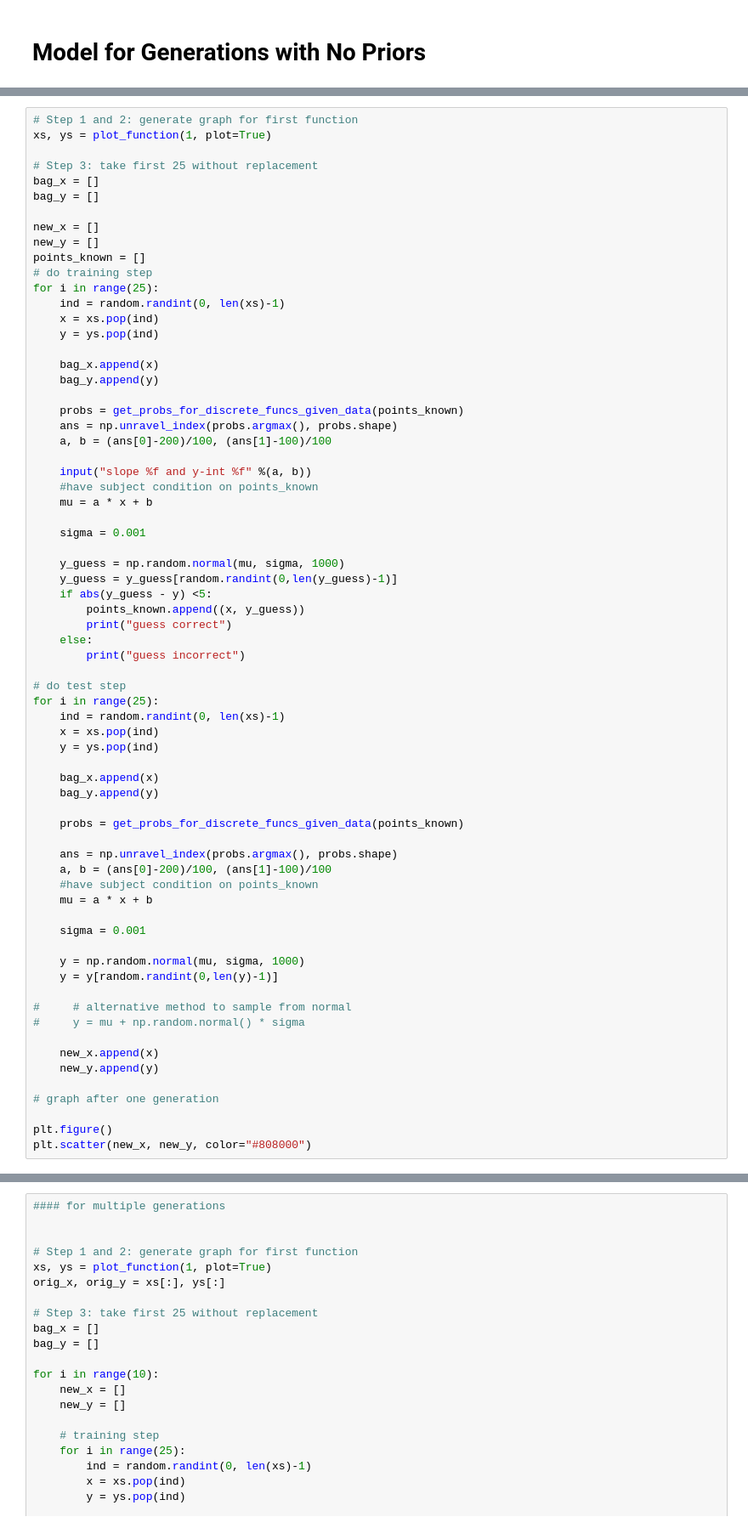
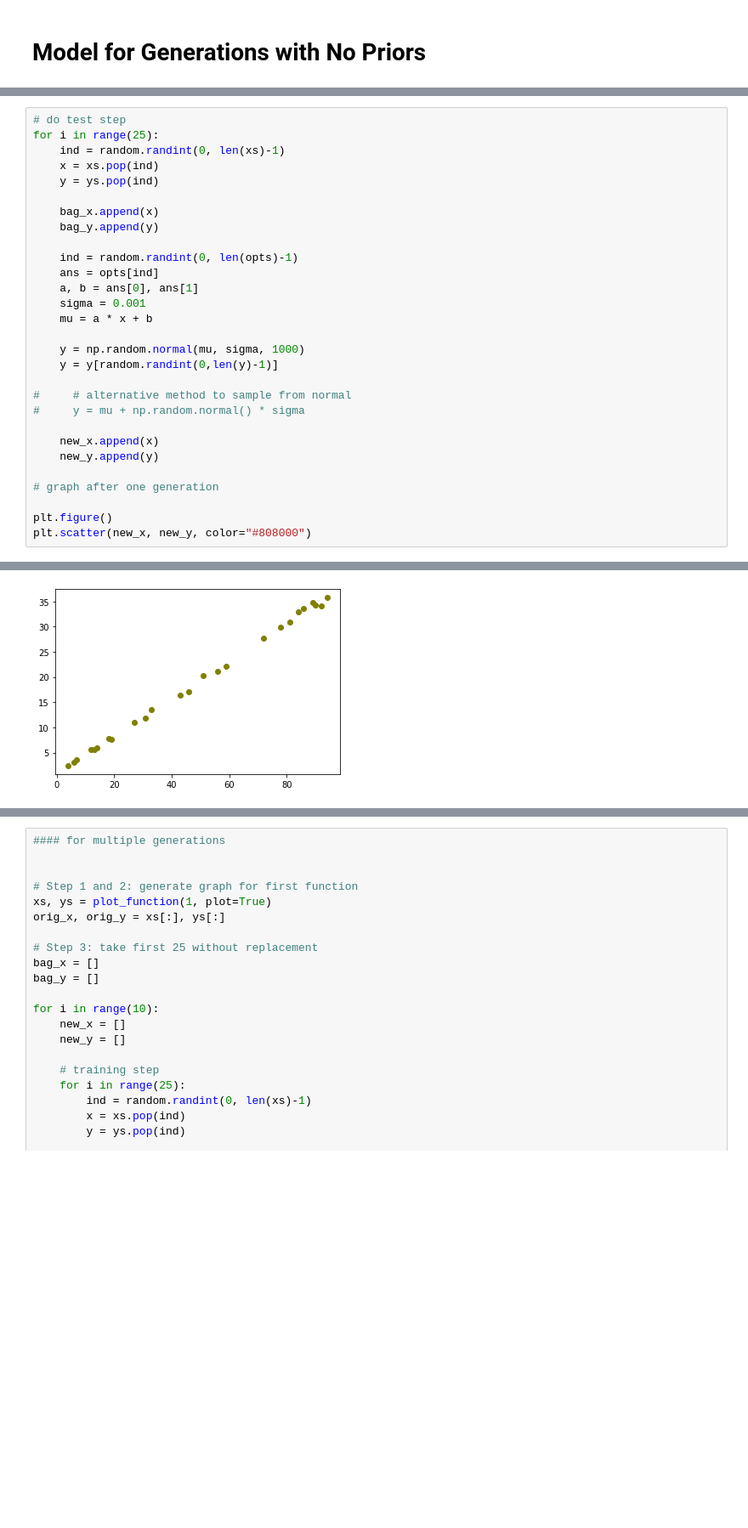
Before and after one commit to pkarnati2004/6.804-Final, a Jupyter notebook: model-training_test.ipynb, the cells around one changed output, grey strips where cells are left out. Shown: that part at 85% size. Drawn from its saved outputs; the diff is of its cells as text; blank space fills up the shorter version.

```diff
--- a/model-training_test.ipynb
+++ b/model-training_test.ipynb
@@ -98,41 +154,4 @@ def get_probs_for_discrete_funcs_given_data(points_known):
 # %%
-# Step 1 and 2: generate graph for first function
-xs, ys = plot_function(1, plot=True)
-
-# Step 3: take first 25 without replacement
-bag_x = []
-bag_y = []
-
-new_x = []
-new_y = []
-points_known = []
-# do training step
-for i in range(25):
-    ind = random.randint(0, len(xs)-1)
-    x = xs.pop(ind)
-    y = ys.pop(ind)
-
-    bag_x.append(x)
-    bag_y.append(y)
-
-    probs = get_probs_for_discrete_funcs_given_data(points_known)
-    ans = np.unravel_index(probs.argmax(), probs.shape)
-    a, b = (ans[0]-200)/100, (ans[1]-100)/100
-
-    input("slope %f and y-int %f" %(a, b))
-    #have subject condition on points_known
-    mu = a * x + b
-
-    sigma = 0.001
-
-    y_guess = np.random.normal(mu, sigma, 1000)
-    y_guess = y_guess[random.randint(0,len(y_guess)-1)]
-    if abs(y_guess - y) <5:
-        points_known.append((x, y_guess))
-        print("guess correct")
-    else:
-        print("guess incorrect")
-
 # do test step
 for i in range(25):
     ind = random.randint(0, len(xs)-1)
@@ -142,14 +161,11 @@ for i in range(25):
     bag_x.append(x)
     bag_y.append(y)
 
-    probs = get_probs_for_discrete_funcs_given_data(points_known)
-
-    ans = np.unravel_index(probs.argmax(), probs.shape)
-    a, b = (ans[0]-200)/100, (ans[1]-100)/100
-    #have subject condition on points_known
+    ind = random.randint(0, len(opts)-1)
+    ans = opts[ind]
+    a, b = ans[0], ans[1]
+    sigma = 0.001
     mu = a * x + b
-
-    sigma = 0.001
 
     y = np.random.normal(mu, sigma, 1000)
     y = y[random.randint(0,len(y)-1)]
@@ -173,0 +185 @@ guess incorrect
+[figure, added]
```
Also changed, not shown: parts of 10 cells of this notebook.
